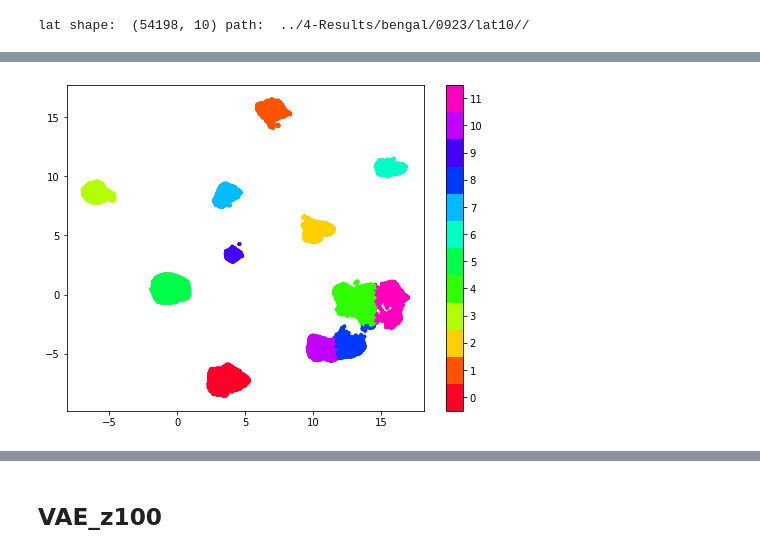
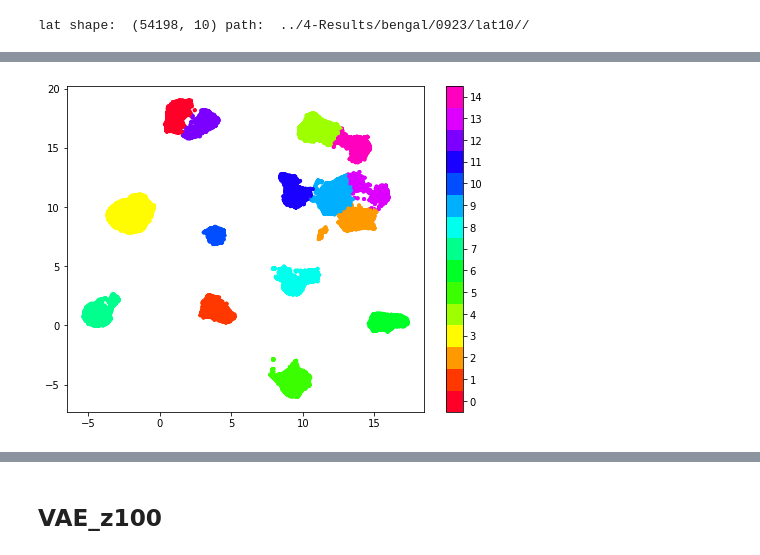
Before and after one commit to yebiny/Songbird-clusturing, a Jupyter notebook: 3-Train/3-umap.ipynb, the cells around one changed output, grey strips where cells are left out. Drawn from its saved outputs; the diff is of its cells as text; code cells hidden in the pictures.

Commit message:
update trainUMAP codes

```diff
--- a/3-Train/3-umap.ipynb
+++ b/3-Train/3-umap.ipynb
@@ -46,0 +45,3 @@ UMAP(a=None, angular_rp_forest=False, b=None,
+# %%
+z10.umap = z10.umap_embedding(nei=100)
+plot_project(z10.umap, dur)
@@ -46,0 +51,3 @@ UMAP(a=None, angular_rp_forest=False, b=None,
+# %%
+z10.umap = z10.umap_embedding(nei=20)
+plot_project(z10.umap, dur)
@@ -47,4 +57,5 @@ UMAP(a=None, angular_rp_forest=False, b=None,
 # %%
+labels = z10.get_kmeans_labels(15)
 plot_cluster(z10.umap, z10.labels)
 # %% [output]
-[figure, old version]
+[figure, new version]
```
Also changed, not shown: parts of 14 cells of this notebook, 1 other file.
